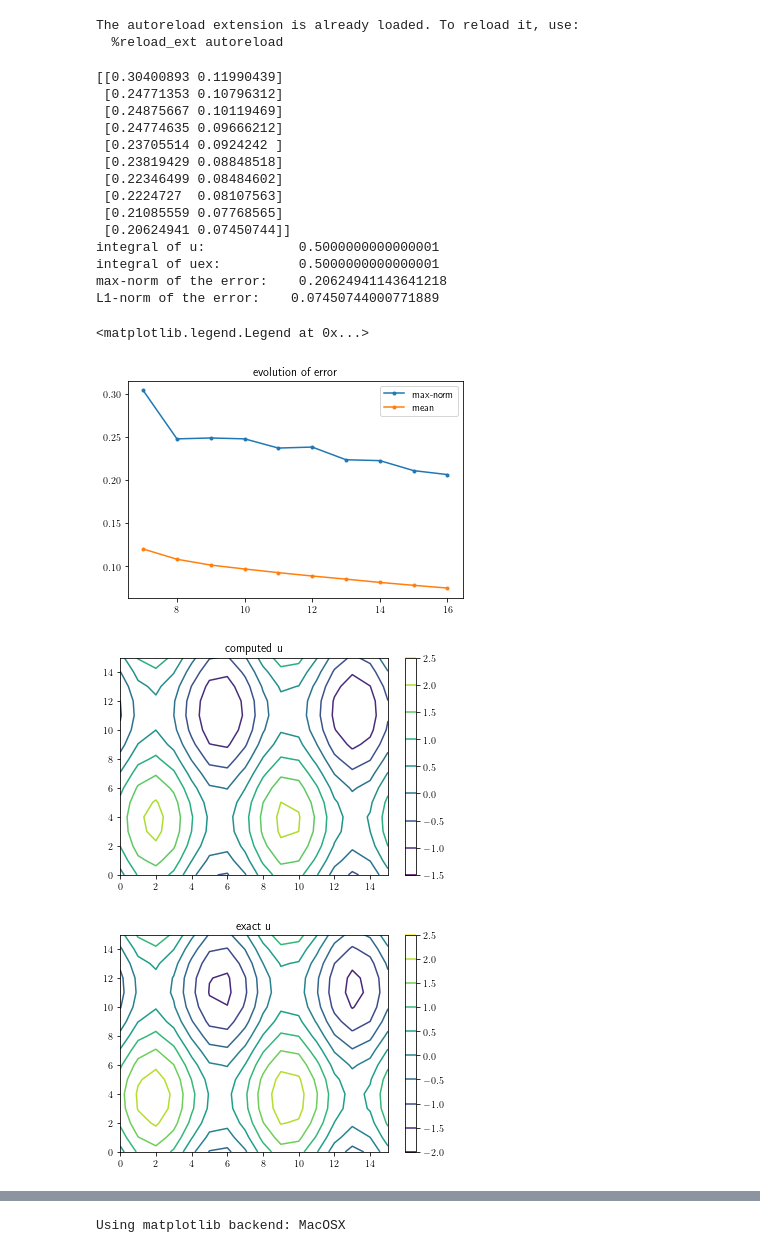
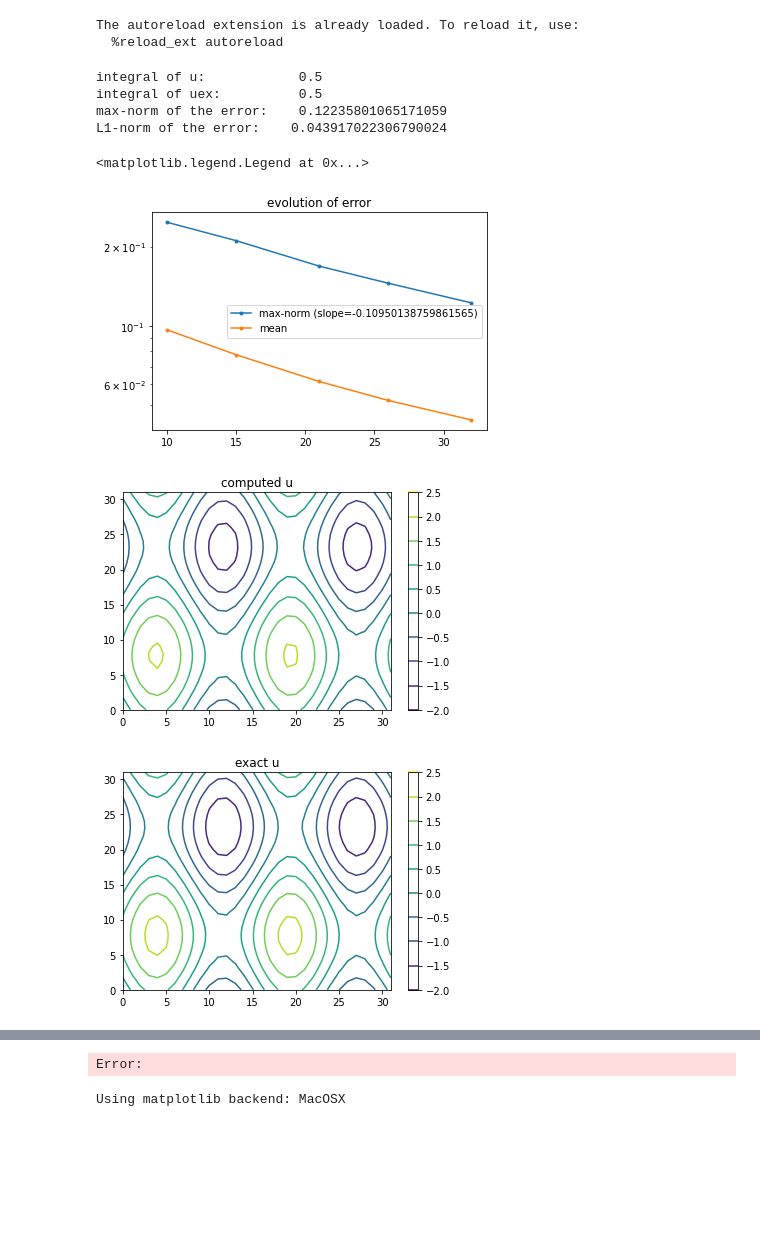
Before and after one commit to Benoit-Muller/Computational-Optimal-Transport, a Jupyter notebook: tests_BB.ipynb, the cells around one changed output, grey strips where cells are left out. Saved outputs shown, nothing was run; the diff lists cells and outputs as text; code cells hidden in the pictures; blank space fills up the shorter version.

```diff
--- a/tests_BB.ipynb
+++ b/tests_BB.ipynb
@@ -126,7 +126,7 @@ from tqdm.notebook import tqdm,trange
 
 from poisson import *
 
-nn = 7 + np.arange(10)
+nn = np.linspace(10,32,5).astype(int)
 order = "F"
 
 #uex = lambda x,y,z: -1 + x**2 + np.sin(2*np.pi*y) + np.sin(4*np.pi*z)
@@ -154,55 +154,46 @@ The autoreload extension is already loaded. To reload it, use:
 # %%
 %matplotlib inline
 
-plt.plot(nn,err[:,0],'.-')
-plt.plot(nn,err[:,1],'.-')
+plt.semilogy(nn,err[:,0],'.-')
+slope = np.polyfit(np.log(nn),err[:,0],deg=1)[0]
+plt.semilogy(nn,err[:,1],'.-')
 plt.title("evolution of error")
-plt.legend(['max-norm','mean'])
+plt.legend(['max-norm (slope='+str(slope)+")",'mean'])
 plt.savefig("graphics/poisson_error.pdf")
 
 #print(err)
 print("integral of u:           ", np.sum(u) / n**3)
 print("integral of uex:         ", np.sum(uex_vect) / n**3)
 print("max-norm of the error:   ", np.max(np.abs(u-uex_vect)))
 print("L1-norm of the error:   ", np.mean(np.abs(u-uex_vect)))
 #print("residual 2-norm:        ", np.linalg.norm(res))
 
 i= 5
 plt.figure()
 plt.title("computed u")
 plt.contour(u[i,:,:])
 plt.colorbar()
 
 plt.figure()
 plt.title("exact u")
 plt.contour(uex_vect[i,:,:])
 plt.colorbar()
 
 plt.figure()
 plt.title("error")
 plt.pcolormesh((u-uex_vect)[i,:,:])
 plt.colorbar()
 
 plt.figure()
 plt.plot(u[i,i,:])
 plt.plot(uex_vect[i,i,:],"green")
 plt.legend(["computed","true"])
 # %% [output]
-[[0.30400893 0.11990439]
- [0.24771353 0.10796312]
- [0.24875667 0.10119469]
- [0.24774635 0.09666212]
- [0.23705514 0.0924242 ]
- [0.23819429 0.08848518]
- [0.22346499 0.08484602]
- [0.2224727  0.08107563]
- [0.21085559 0.07768565]
- [0.20624941 0.07450744]]
-integral of u:            0.5000000000000001
-integral of uex:          0.5000000000000001
-max-norm of the error:    0.20624941143641218
-L1-norm of the error:    0.07450744000771889
+integral of u:            0.5
+integral of uex:          0.5
+max-norm of the error:    0.12235801065171059
+L1-norm of the error:    0.043917022306790024
 <matplotlib.legend.Legend at 0x...>
-[figure, old version]
+[figure, new version]
-[figure, old version]
+[figure, new version]
-[figure, old version]
+[figure, new version]
@@ -211,3 +202,4 @@ L1-norm of the error:    0.07450744000771889
+Error:
 # %%
 %matplotlib
 plt.figure()
```
Also changed, not shown: parts of 2 cells of this notebook, 1 other file.
